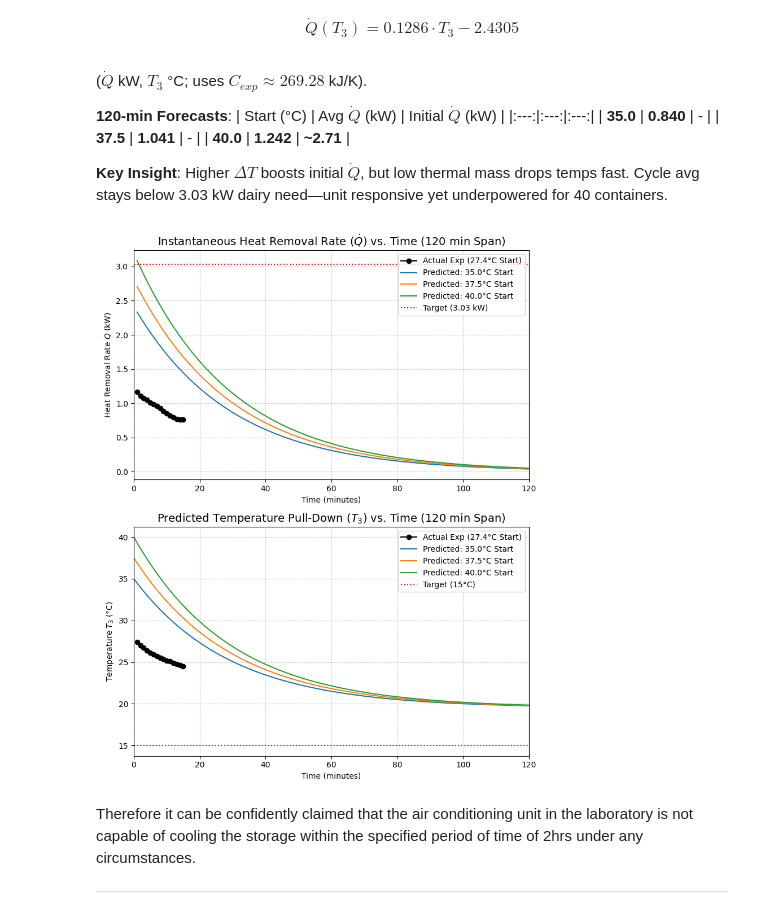
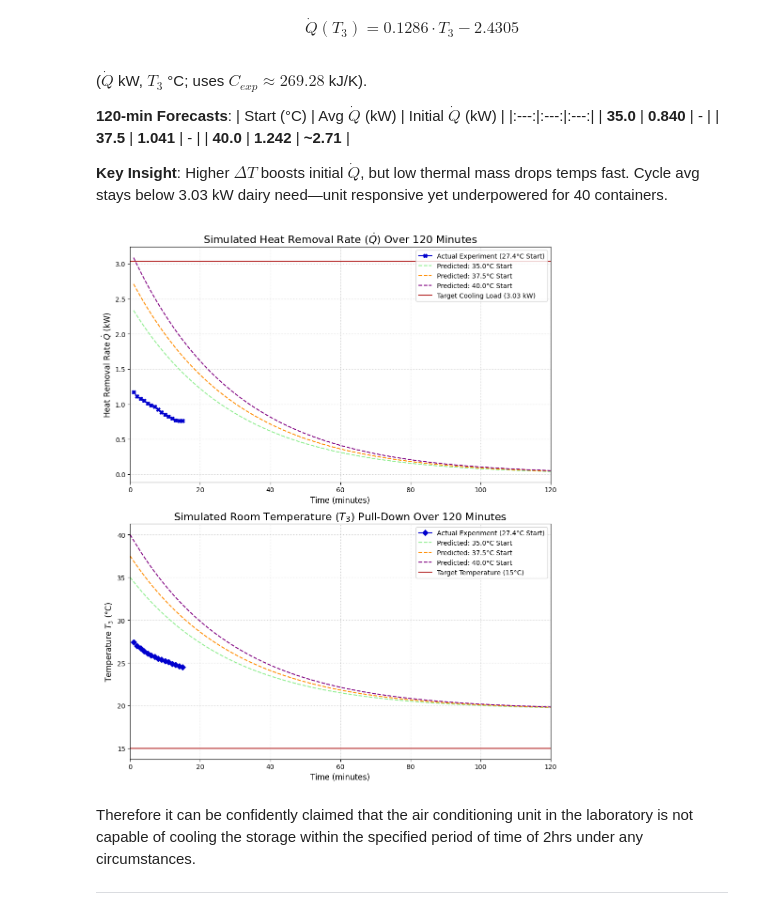
Before and after one commit to tharindu33333/ME421-Mechanical-Systems-Lab-A2, a Jupyter notebook: Heat Transfer/E_20_103_Heat_Transfer.ipynb, the cells around one changed output. Cells and saved outputs as stored; diff of their text form; code cells hidden in the pictures.

```diff
--- a/Heat Transfer/E_20_103_Heat_Transfer.ipynb
+++ b/Heat Transfer/E_20_103_Heat_Transfer.ipynb
@@ -552,55 +581,60 @@ model = LinearRegression().fit(t3_obs.reshape(-1, 1), q_dot_obs)
 m, c = model.coef_[0], model.intercept_
 
 # 4. Simulation Function (120 mins)
 def simulate_full(T_start, duration=120):
     Q_history = []
     T_history = [T_start]
     T_curr = T_start
     for _ in range(duration):
         Q_inst = m * T_curr + c
         Q_history.append(Q_inst)
         T_curr -= (Q_inst * 60) / C_exp
         T_history.append(T_curr)
     return T_history, Q_history
 
-# 5. Plotting vertically stacked with Raw Strings (r'') to fix SyntaxWarnings
-fig, (ax1, ax2) = plt.subplots(2, 1, figsize=(8, 10))
+# 5. Plotting vertically stacked
+fig, (ax1, ax2) = plt.subplots(2, 1, figsize=(10, 12))
 
 # --- Subplot 1: Heat Removal Rate (Q) ---
-ax1.plot(time_obs, q_dot_obs, 'ko-', label='Actual Exp (27.4°C Start)')
+ax1.plot(time_obs, q_dot_obs, marker='X', linestyle='-', color='mediumblue', label='Actual Experiment (27.4°C Start)')
 sim_time_q = np.arange(1, 121)
-for start in [35.0, 37.5, 40.0]:
+colors_q = ['lightgreen', 'darkorange', 'purple']
+starts_q = [35.0, 37.5, 40.0]
+
+for i, start in enumerate(starts_q):
     _, q_hist = simulate_full(start, duration=120)
-    ax1.plot(sim_time_q, q_hist, label=f'Predicted: {start}°C Start')
+    ax1.plot(sim_time_q, q_hist, color=colors_q[i], linestyle='--', label=f'Predicted: {start}°C Start')
 
-ax1.axhline(y=3.03, color='red', linestyle=':', label='Target (3.03 kW)')
-# Use r'string' to handle LaTeX backslashes correctly
-ax1.set_title(r'Instantaneous Heat Removal Rate ($\dot{Q}$) vs. Time (120 min Span)', fontsize=14)
-ax1.set_xlabel('Time (minutes)')
-ax1.set_ylabel(r'Heat Removal Rate $\dot{Q}$ (kW)')
+ax1.axhline(y=3.03, color='firebrick', linestyle='-', label='Target Cooling Load (3.03 kW)')
+ax1.set_title(r'Simulated Heat Removal Rate ($\dot{Q}$) Over 120 Minutes', fontsize=16)
+ax1.set_xlabel('Time (minutes)', fontsize=12)
+ax1.set_ylabel(r'Heat Removal Rate $\dot{Q}$ (kW)', fontsize=12)
 ax1.set_xlim(0, 120)
-ax1.legend(loc='upper right')
-ax1.grid(True, linestyle='--', alpha=0.6)
+ax1.legend(loc='upper right', fontsize=10)
+ax1.grid(True, linestyle=':', alpha=0.7)
 
 # --- Subplot 2: Temperature (T3) ---
-ax2.plot(time_obs, t3_obs, 'ko-', label='Actual Exp (27.4°C Start)')
+ax2.plot(time_obs, t3_obs, marker='D', linestyle='-', color='mediumblue', label='Actual Experiment (27.4°C Start)')
 sim_time_t = np.arange(0, 121)
-for start in [35.0, 37.5, 40.0]:
+colors_t = ['lightgreen', 'darkorange', 'purple']
+starts_t = [35.0, 37.5, 40.0]
+
+for i, start in enumerate(starts_t):
     t_hist, _ = simulate_full(start, duration=120)
-    ax2.plot(sim_time_t, t_hist, label=f'Predicted: {start}°C Start')
+    ax2.plot(sim_time_t, t_hist, color=colors_t[i], linestyle='--', label=f'Predicted: {start}°C Start')
 
-ax2.axhline(y=15, color='red', linestyle=':', label='Target (15°C)')
-ax2.set_title(r'Predicted Temperature Pull-Down ($T_3$) vs. Time (120 min Span)', fontsize=14)
-ax2.set_xlabel('Time (minutes)')
-ax2.set_ylabel(r'Temperature $T_3$ (°C)')
+ax2.axhline(y=15, color='firebrick', linestyle='-', label='Target Temperature (15°C)')
+ax2.set_title(r'Simulated Room Temperature ($T_3$) Pull-Down Over 120 Minutes', fontsize=16)
+ax2.set_xlabel('Time (minutes)', fontsize=12)
+ax2.set_ylabel(r'Temperature $T_3$ (°C)', fontsize=12)
 ax2.set_xlim(0, 120)
-ax2.legend(loc='upper right')
-ax2.grid(True, linestyle='--', alpha=0.6)
+ax2.legend(loc='upper right', fontsize=10)
+ax2.grid(True, linestyle=':', alpha=0.7)
 
 plt.tight_layout()
 plt.show()
 # %% [output]
-[figure, old version]
+[figure, new version]
 # %% [markdown]
 Therefore it can be confidently claimed that the air conditioning unit in the laboratory is not capable of cooling the storage within the specified period of time of 2hrs under any circumstances.
 
```
Also changed, not shown: parts of 6 cells of this notebook.
